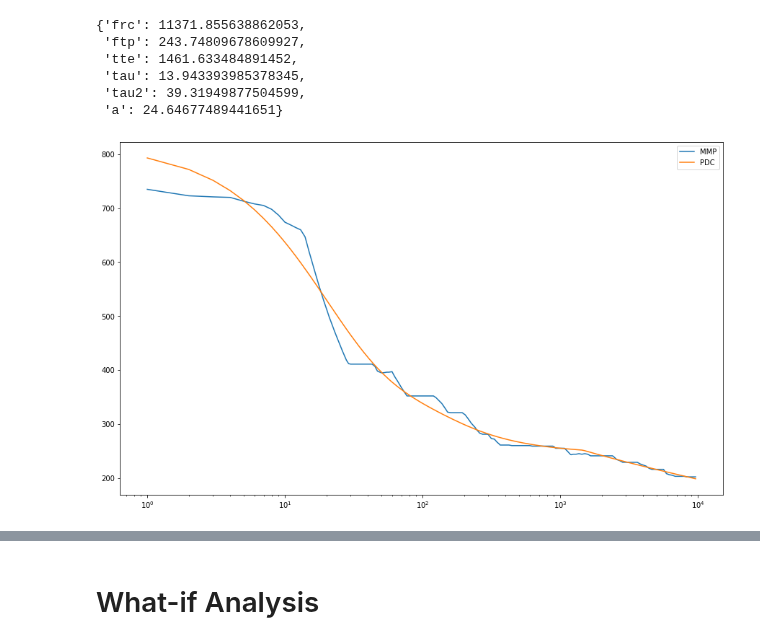
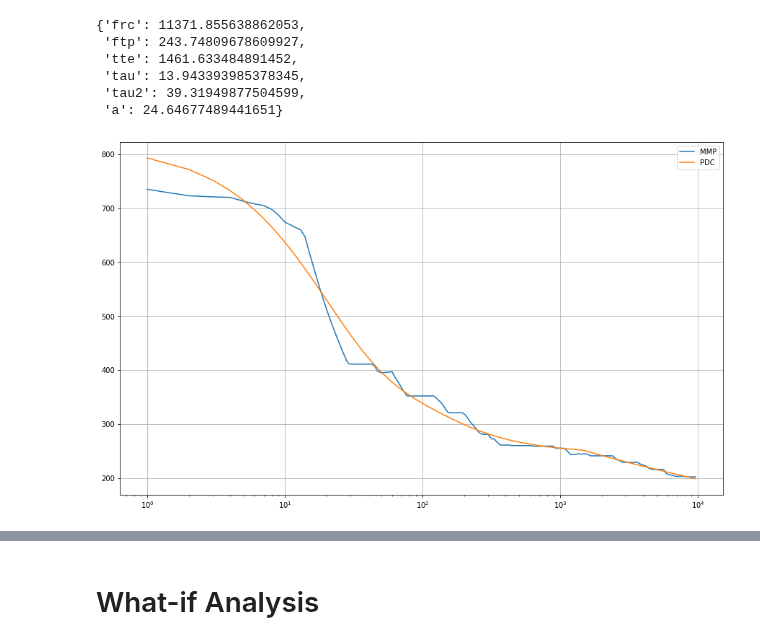
Before and after one commit to jpequegn/wkoAnalysis, a Jupyter notebook: notebooks/PDC Curve Fitting.ipynb, the cells around one changed output, grey strips where cells are left out. Saved outputs shown, nothing was run; the diff lists cells and outputs as text; code cells hidden in the pictures.

```diff
--- a/notebooks/PDC Curve Fitting.ipynb
+++ b/notebooks/PDC Curve Fitting.ipynb
@@ -73,8 +73,9 @@ result.best_values
 # %%
 plt.figure(figsize=(15,9))
 plt.plot(df_x, df_y, label='MMP')
 plt.plot(df_x, fit, label='PDC')
 plt.legend()
+plt.grid(True)
 plt.xscale('log')
 # %% [output]
-[figure, old version]
+[figure, new version]
```
Also changed, not shown: parts of 4 cells of this notebook.
